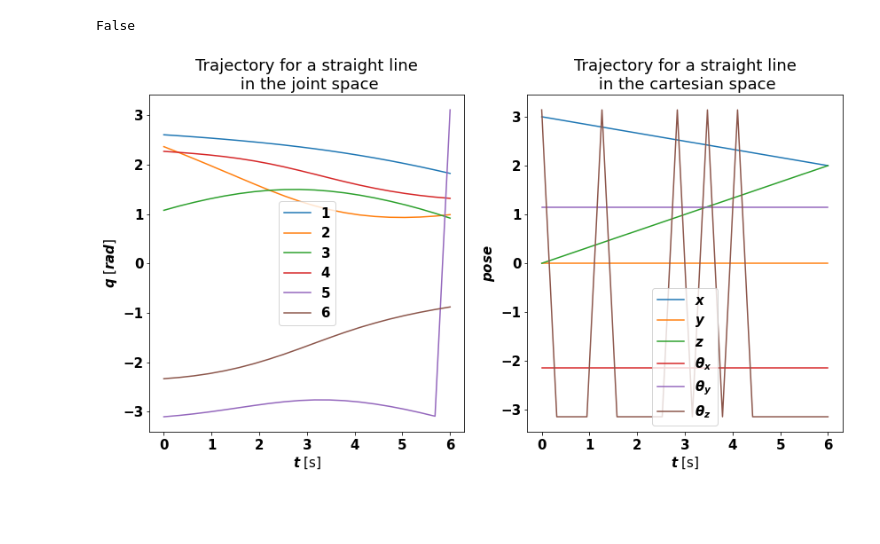
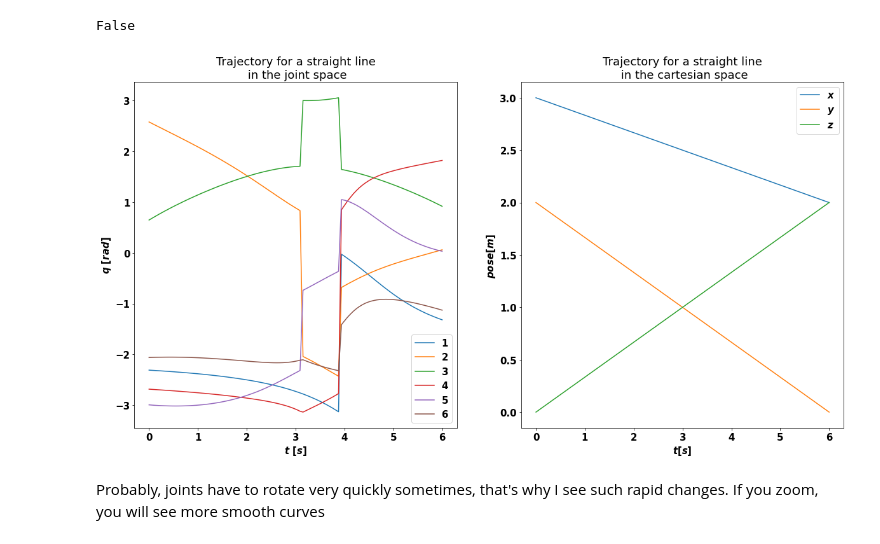
Before and after one commit to deemp/Innopolis, a Jupyter notebook: Assignment3/main.ipynb, the cells around one changed output. Saved outputs shown, nothing was run; the diff lists cells and outputs as text; code cells hidden in the pictures; blank space fills up the shorter version.

```diff
--- a/Assignment3/main.ipynb
+++ b/Assignment3/main.ipynb
@@ -511,7 +512,7 @@ ax.plot(xs,ys)
 # %%
 
 def get_spline_ys(t_list, q_list, N=100):
-  return get_spline_traj_data(solve_splines(t_list, q_list),N)
+  return get_spline_traj_data(solve_splines(t_list, q_list),t_list, N)
 # %%
 from utils import pose_from_t, get_ik_from_pose, IK_solve
 
@@ -521,27 +522,25 @@ def straight_line(p0, pf, t0, tf, N=100):
         start point
     pf: [x,y,z]
         end point
+
+    output:
+    time
+    trajectories for all 6 joints
     """
-    # TODO convert pose to matrix
 
     ps = np.linspace(p0, pf, N)
-    # print(ps)
-
-    # print(t_from_pose(pose_0))
-    # print(ps)
-
     qs = np.zeros((N, 6))
     qs[0] = get_ik_from_pose(p0)[0]
     j = 1
     for i in range(1,N):
         qi = np.array(get_ik_from_pose(ps[i]))
-        # print(len(qi))
         j = i+1
         if len(qi) == 0:
             break
-        qs[i] = qi[0]
 
-    # print(j)
+        dist = [np.linalg.norm(qi[k] - qs[i-1]) for k in range(len(qi))]
+        qs[i] = qi[np.argmin(dist)]
+
     qs = qs[:j]
     ts = np.linspace(t0, tf, j)
 
@@ -579,13 +578,15 @@ from utils import get_fk_solution, pose_from_t
 
 t0 = 0
 tf = 6
-N = 20
+N = 100
 
 poses = [
-    [3,0,0,1,2,0],
+    [3,2,0,1,2,0],
     [2,0,2,1,2,0]
     ]
 
+# print(get_ik_from_pose(poses[0])[0])
+# print(get_ik_from_pose(poses[1])[0])
 
 ts, trs = straight_line(poses[0], poses[1], t0, tf, N)
 ps = np.zeros((6,N))
@@ -594,29 +595,34 @@ for i in range(N):
 # %%
 
 # Plot trajectory between points
 
 fig, ax = plt.subplots(1,2)
-fig.set_figheight(7)
-fig.set_figwidth(14)
+fig.set_figheight(10)
+fig.set_figwidth(20)
 
 for i in range(6):
   ax[0].plot(ts, trs[i], label=labels[i])
-  # ax.scatter(ts, qs[i])
-  ax[0].set_xlabel("$t$ [s]")
-  ax[0].set_ylabel("$q$ [$rad$]")
+  ax[0].set_xlabel("$t\\ [s]$")
+  ax[0].set_ylabel("$q\\ [rad]$")
+
+# Check smoothness
+# ax[0].set_xlim(-3.1,3.3)
+# ax[0].set_ylim(0.8,0.85)
+
 ax[0].legend()
 ax[0].set_title("Trajectory for a straight line\n in the joint space")
 
 pose_labels = ["$x$","$y$","$z$","$\\theta_x$","$\\theta_y$","$\\theta_z$"]
-for i in range(6):
+for i in range(3):
   ax[1].plot(ts, ps[i], label=pose_labels[i])
-  # ax.scatter(ts, qs[i])
-  ax[1].set_xlabel("$t$ [s]")
-  ax[1].set_ylabel("$pose$")
+  ax[1].set_xlabel("$t [s]$ ")
+  ax[1].set_ylabel("$pose [m]$ ")
 ax[1].legend()
 ax[1].set_title("Trajectory for a straight line\n in the cartesian space")
 
 
 plt.show()
 # %% [output]
-[figure, old version]
+[figure, new version]
+# %% [markdown]
+Probably, joints have to rotate very quickly sometimes, that's why I see such rapid changes. If you zoom, you will see more smooth curves
```
Also changed, not shown: parts of 4 cells of this notebook.
